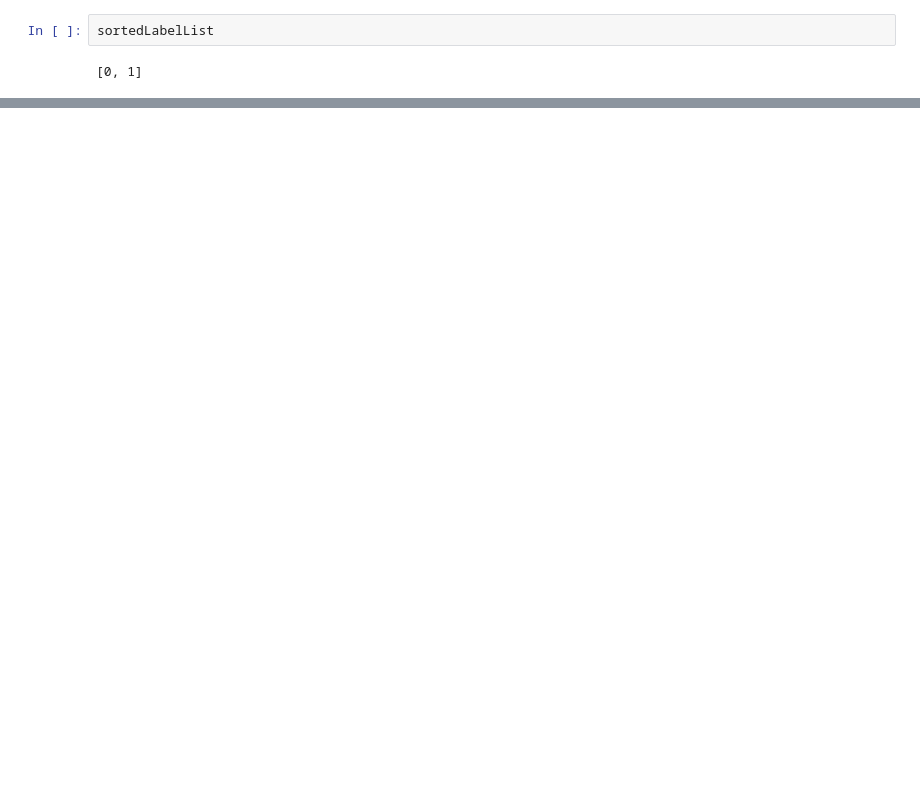
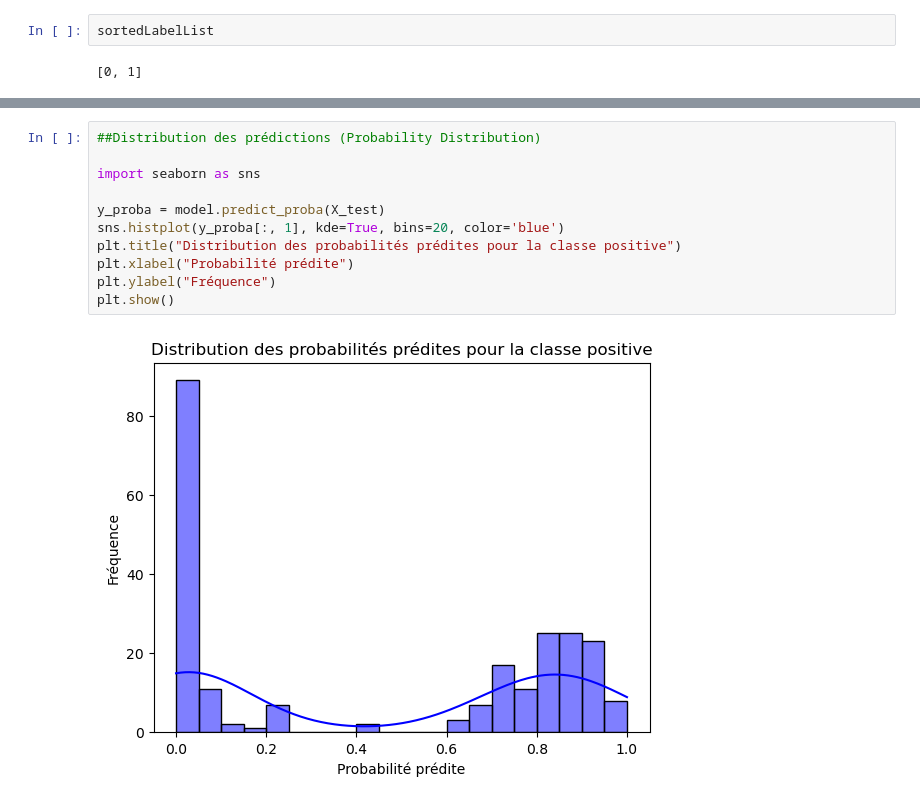
Before and after one commit to ymalki/AI, a Jupyter notebook: NB_random_forests.ipynb, the cells around one changed output, grey strips where cells are left out. Saved outputs shown, nothing was run; the diff lists cells and outputs as text; blank space fills up the shorter version.

```diff
--- a/NB_random_forests.ipynb
+++ b/NB_random_forests.ipynb
@@ -153,0 +231,13 @@ TypeError: can only concatenate str (not "int") to str
+# %%
+##Distribution des prédictions (Probability Distribution)
+
+import seaborn as sns
+
+y_proba = model.predict_proba(X_test)
+sns.histplot(y_proba[:, 1], kde=True, bins=20, color='blue')
+plt.title("Distribution des probabilités prédites pour la classe positive")
+plt.xlabel("Probabilité prédite")
+plt.ylabel("Fréquence")
+plt.show()
+# %% [output]
+[figure, added]
```
Also changed, not shown: parts of 27 cells of this notebook.
